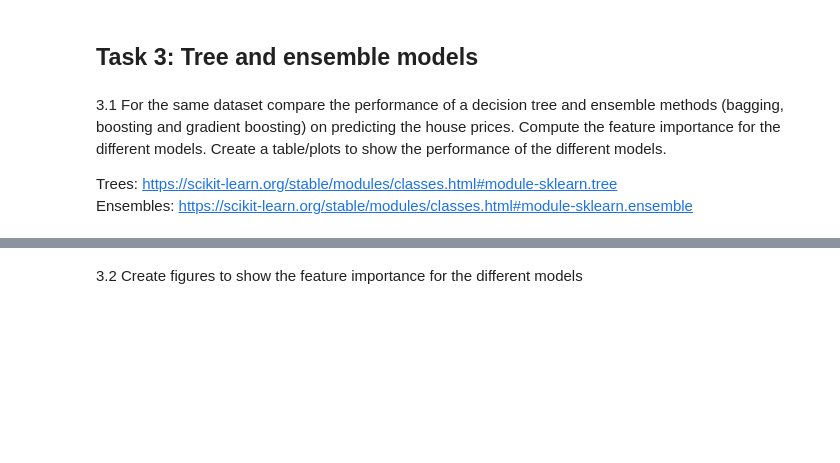
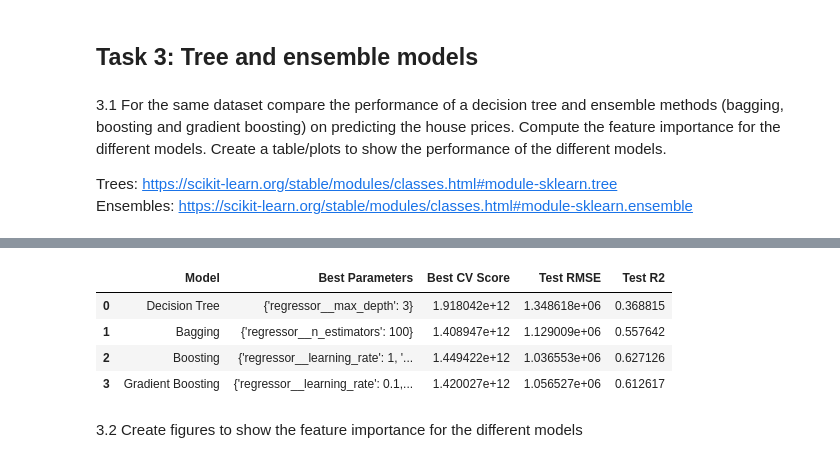
Before and after one commit to hlin863/COMP0189-practical-2024, a Jupyter notebook: week-04/Week4_problems.ipynb, the cells around one changed output, grey strips where cells are left out. Saved outputs shown, nothing was run; the diff lists cells and outputs as text; code cells hidden in the pictures; blank space fills up the shorter version.

Commit message:
Implemented tree and ensemble methods for predicting house prices. - 06/02/2024.

```diff
--- a/week-04/Week4_problems.ipynb
+++ b/week-04/Week4_problems.ipynb
@@ -371,0 +340,80 @@ Gradient Boosting - Test RMSE: 1095379.392, Test R-squared: 0.584
+# %%
+from sklearn.pipeline import Pipeline
+
+# Initialize models with a pipeline
+decision_tree = Pipeline([
+    ('preprocessor', preprocessor),
+    ('regressor', DecisionTreeRegressor(random_state=0))
+])
+
+# bagging and boosting are examples of decision trees.
+bagging = Pipeline([
+    ('preprocessor', preprocessor),
+    ('regressor', BaggingRegressor(base_estimator=DecisionTreeRegressor(), n_estimators=10, random_state=0))
+])
+boosting = Pipeline([
+    ('preprocessor', preprocessor),
+    ('regressor', AdaBoostRegressor(base_estimator=DecisionTreeRegressor(), n_estimators=50, random_state=0))
+])
+gradient_boosting = Pipeline([
+    ('preprocessor', preprocessor),
+    ('regressor', GradientBoostingRegressor(n_estimators=100, random_state=0))
+])
+
+# Initialize an empty DataFrame to store results
+results_df = pd.DataFrame(columns=['Model','Test RMSE', 'Test R2'])
+
+
+# Fit and evaluate models
+models = {
+    'Decision Tree': decision_tree,
+    'Bagging': bagging,
+    'Boosting': boosting,
+    'Gradient Boosting': gradient_boosting
+}
+
+# Train the model using the training data
+decision_tree_parameters = {'regressor__max_depth': [3, 5, 7, 9, 11]}
+bagging_parameters = {'regressor__n_estimators': [10, 50, 100]}
+boosting_parameters = {'regressor__n_estimators': [10, 50, 100], 'regressor__learning_rate': [0.01, 0.1, 1]}
+gradient_boosting_parameters = {'regressor__n_estimators': [10, 50, 100], 'regressor__learning_rate': [0.01, 0.1, 1]}
+
+param_grids = {
+    'Decision Tree': decision_tree_parameters,
+    'Bagging': bagging_parameters,
+    'Boosting': boosting_parameters,
+    'Gradient Boosting': gradient_boosting_parameters
+}
+
+# initialise an empty results data frame
+results_df = pd.DataFrame(columns = ['Model', 'Best Parameters', 'Best CV Score', 'Test RMSE', 'Test R2'])
+
+def perform_grid_search(model_name, model, param_grid):
+    grid_search = GridSearchCV(model, param_grid, cv=5, scoring='neg_mean_squared_error')
+    grid_search.fit(X_train, y_train)
+
+    # Best parameters and CV score
+    best_params = grid_search.best_params_
+    best_cv_score = -grid_search.best_score_
+
+    # Evaluate on the test set
+    y_pred = grid_search.best_estimator_.predict(X_test)
+    test_rmse = math.sqrt(mean_squared_error(y_test, y_pred))
+    test_r2 = r2_score(y_test, y_pred)
+
+    # Append results to the DataFrame
+    results_df.loc[len(results_df)] = [model_name, best_params, best_cv_score, test_rmse, test_r2]
+
+    # Calculate RMSE and R-squared
+    print(f"Best parameters for {model_name}: ", best_params)
+    print(f"Best average CV score for {model_name}: ", best_cv_score)
+    print(f"Test RMSE for {model_name}: ", test_rmse)
+    print(f"Test R-squared for {model_name}: ", test_r2)
+
+for name, model in models.items():
+
+    perform_grid_search(name, model, param_grids[name])
+
+# Predict on test data
+results_df
+# %% [output]
@@ -372,3 +436,8 @@ Gradient Boosting - Test RMSE: 1095379.392, Test R-squared: 0.584
+|  | Model | Best Parameters | Best CV Score | Test RMSE | Test R2 |
+| 0 | Decision Tree | {'regressor__max_depth': 3} | 1.918042e+12 | 1.348618e+06 | 0.368815 |
+| 1 | Bagging | {'regressor__n_estimators': 100} | 1.408947e+12 | 1.129009e+06 | 0.557642 |
+| 2 | Boosting | {'regressor__learning_rate': 1, '... | 1.449422e+12 | 1.036553e+06 | 0.627126 |
+| 3 | Gradient Boosting | {'regressor__learning_rate': 0.1,... | 1.420027e+12 | 1.056527e+06 | 0.612617 |
 # %% [markdown]
 3.2 Create figures to show the feature importance for the different models
 # %%
```
Also changed, not shown: parts of 2 cells of this notebook.
